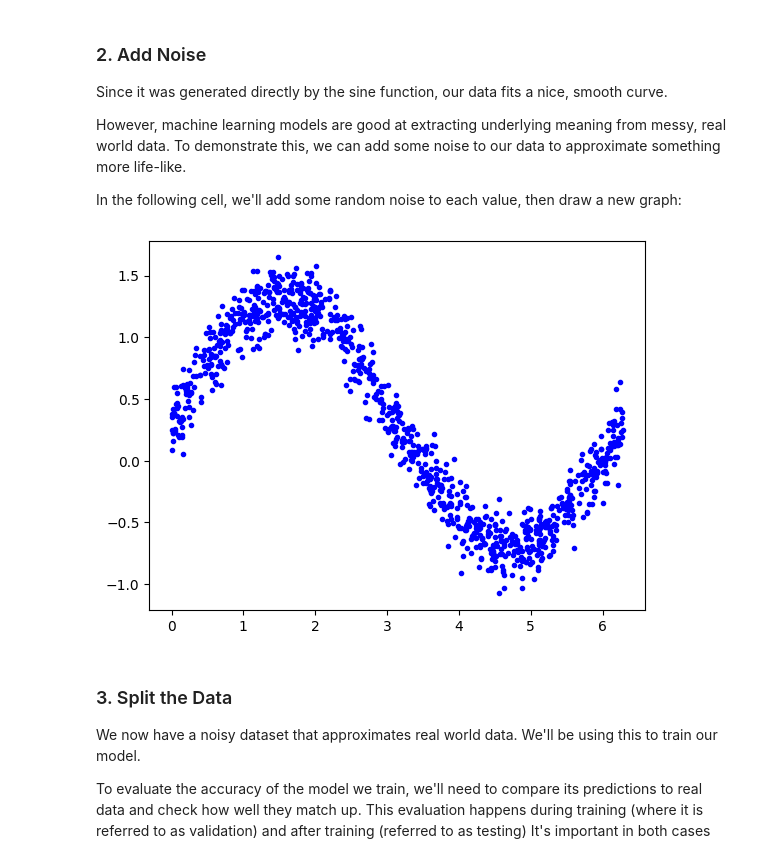
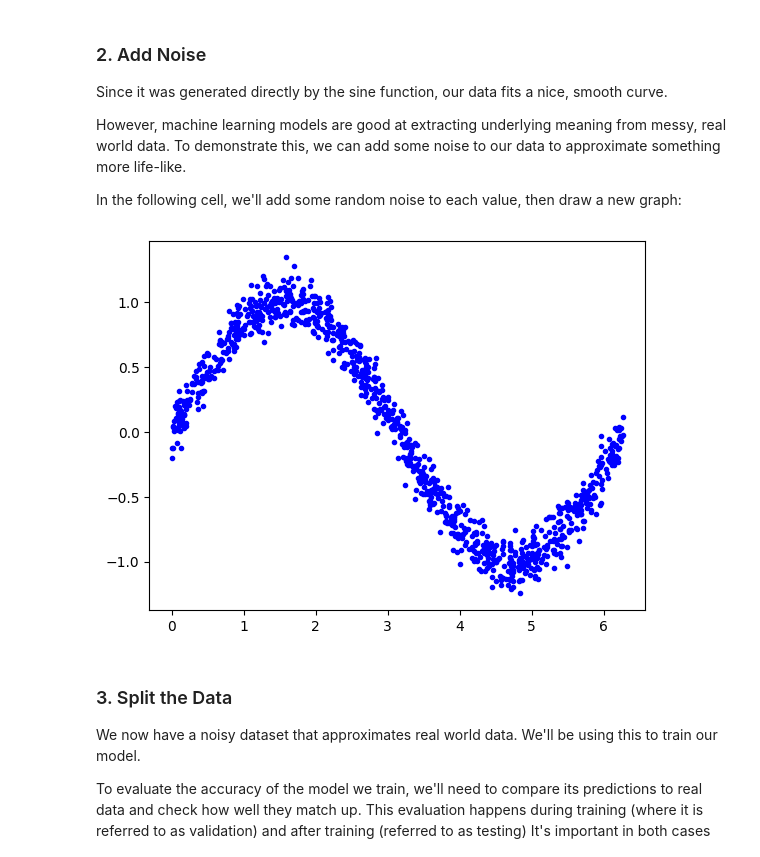
Before and after one commit to BeDayDreamer/CodeManager, a Jupyter notebook: tensorflow/lite/micro/examples/hello_world/train/train_hello_world_model.ipynb, the cells around one changed output. Cells and saved outputs as stored; diff of their text form; code cells hidden in the pictures.

```diff
--- a/tensorflow/lite/micro/examples/hello_world/train/train_hello_world_model.ipynb
+++ b/tensorflow/lite/micro/examples/hello_world/train/train_hello_world_model.ipynb
@@ -107,13 +92,13 @@ However, machine learning models are good at extracting underlying meaning from
 In the following cell, we'll add some random noise to each value, then draw a new graph:
 # %%
 # Add a small random number to each y value
-
+y_values += 0.1 * np.random.randn(*y_values.shape)
 
 # Plot our data
 plt.plot(x_values, y_values, 'b.')
 plt.show()
 # %% [output]
-[figure, old version]
+[figure, new version]
 # %% [markdown]
 ### 3. Split the Data
 We now have a noisy dataset that approximates real world data. We'll be using this to train our model.
```
Also changed, not shown: parts of 17 cells of this notebook.
